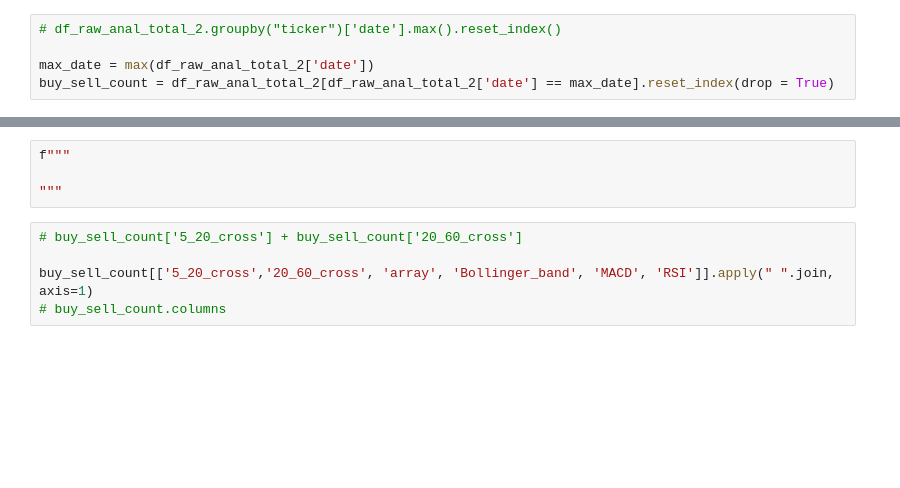
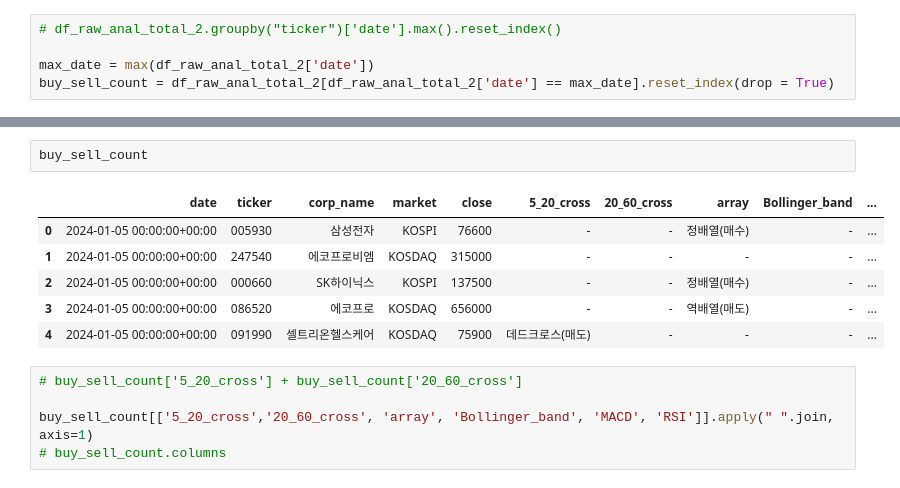
Before and after one commit to Unfinishedgod/finance_mlops, a Jupyter notebook: jupyter/cleaning/kor_stock_cleaning.ipynb, the cells around one changed output, grey strips where cells are left out. Drawn from its saved outputs; the diff is of its cells as text; blank space fills up the shorter version.

```diff
--- a/jupyter/cleaning/kor_stock_cleaning.ipynb
+++ b/jupyter/cleaning/kor_stock_cleaning.ipynb
@@ -409,7 +427,12 @@ buy_sell_count = df_raw_anal_total_2[df_raw_anal_total_2['date'] == max_date].re
 # %%
-f"""
-
-"""
+buy_sell_count
+# %% [output]
+|  | date | ticker | corp_name | market | close | 5_20_cross | 20_60_cross | array | Bollinger_band | ... |
+| 0 | 2024-01-05 00:00:00+00:00 | 005930 | 삼성전자 | KOSPI | 76600 | - | - | 정배열(매수) | - | ... |
+| 1 | 2024-01-05 00:00:00+00:00 | 247540 | 에코프로비엠 | KOSDAQ | 315000 | - | - | - | - | ... |
+| 2 | 2024-01-05 00:00:00+00:00 | 000660 | SK하이닉스 | KOSPI | 137500 | - | - | 정배열(매수) | - | ... |
+| 3 | 2024-01-05 00:00:00+00:00 | 086520 | 에코프로 | KOSDAQ | 656000 | - | - | 역배열(매도) | - | ... |
+| 4 | 2024-01-05 00:00:00+00:00 | 091990 | 셀트리온헬스케어 | KOSDAQ | 75900 | 데드크로스(매도) | - | - | - | ... |
 # %%
 # buy_sell_count['5_20_cross'] + buy_sell_count['20_60_cross']
 
```
Also changed, not shown: parts of 6 cells of this notebook, 2 other files.
